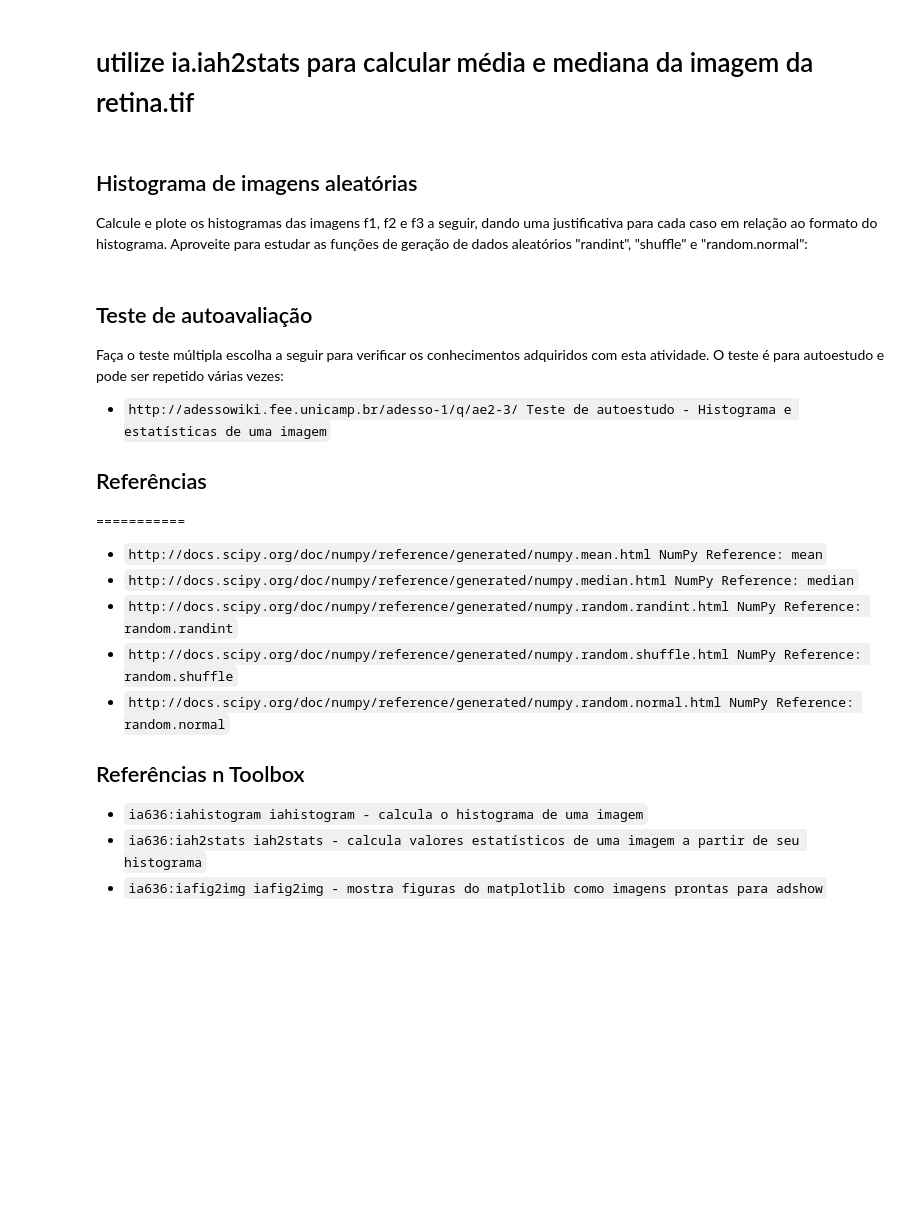
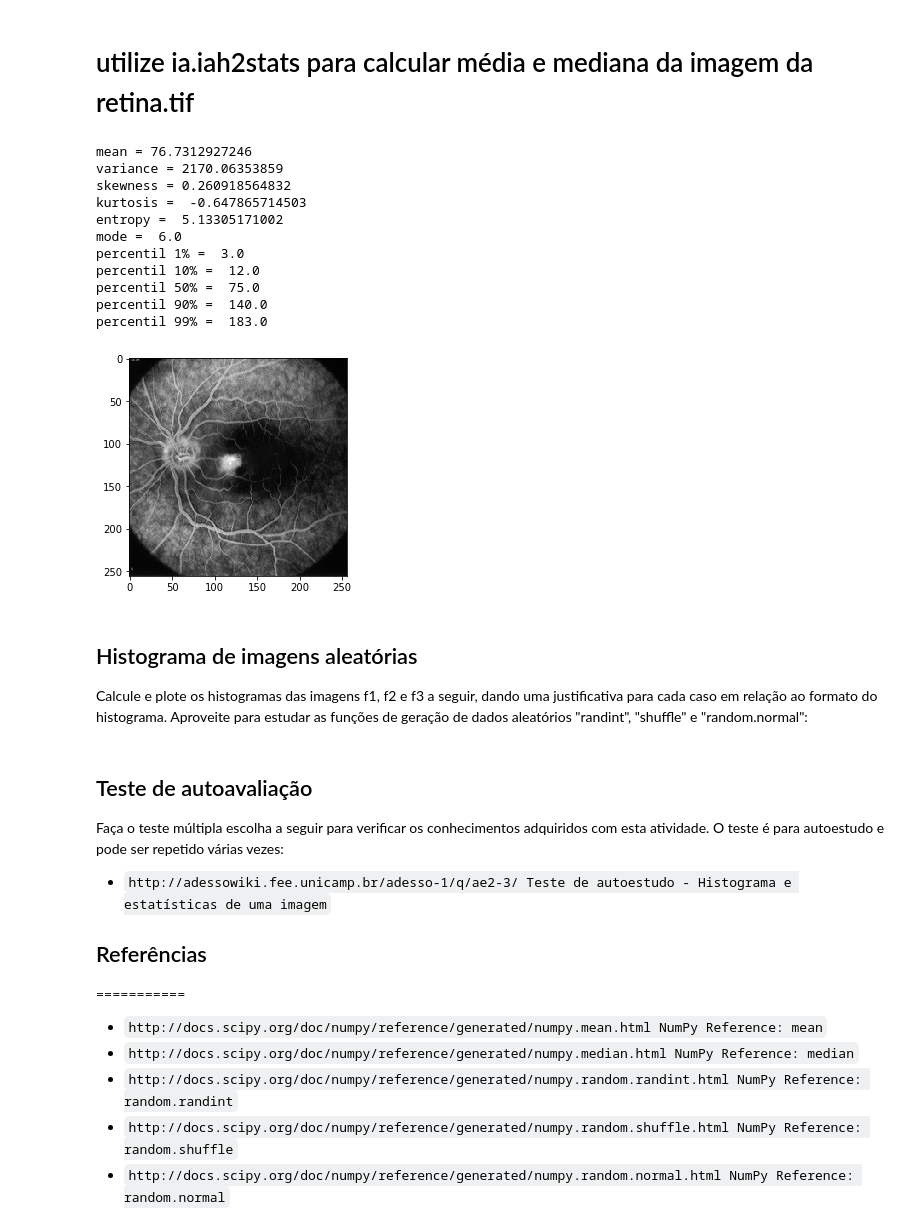
Before and after one commit to robertoalotufo/ia898, a Jupyter notebook: deliver/Atividade_2_3.ipynb, the cells around one changed output. Saved outputs shown, nothing was run; the diff lists cells and outputs as text; code cells hidden in the pictures; blank space fills up the shorter version.

```diff
--- a/deliver/Atividade_2_3.ipynb
+++ b/deliver/Atividade_2_3.ipynb
@@ -63,20 +87,33 @@ Procure utilizar a função iah2stats operando no histograma para calcular estes
 # %% [markdown]
 # utilize ia.iah2stats para calcular média e mediana da imagem da retina.tif
 # %%
-ia.adshow(f,'input image')
+plt.imshow(f,cmap='gray')
 h = ia.histogram(f)
 v = ia.h2stats(h)
 print('mean =',v[0])
 print('variance =',v[1])
 print('skewness =',v[2])
 print('kurtosis = ',v[3])
 print('entropy = ',v[4])
 print('mode = ',v[5])
 print('percentil 1% = ',v[6])
 print('percentil 10% = ',v[7])
 print('percentil 50% = ',v[8])
 print('percentil 90% = ',v[9])
 print('percentil 99% = ',v[10])
+# %% [output]
+mean = 76.7312927246
+variance = 2170.06353859
+skewness = 0.260918564832
+kurtosis =  -0.647865714503
+entropy =  5.13305171002
+mode =  6.0
+percentil 1% =  3.0
+percentil 10% =  12.0
+percentil 50% =  75.0
+percentil 90% =  140.0
+percentil 99% =  183.0
+[figure, added]
 # %% [markdown]
 ## Histograma de imagens aleatórias
 
@@ -124,9 +158,3 @@ O teste é para autoestudo e pode ser repetido várias vezes:
 - `http://docs.scipy.org/doc/numpy/reference/generated/numpy.random.randint.html NumPy Reference: random.randint`
 - `http://docs.scipy.org/doc/numpy/reference/generated/numpy.random.shuffle.html NumPy Reference: random.shuffle`
 - `http://docs.scipy.org/doc/numpy/reference/generated/numpy.random.normal.html NumPy Reference: random.normal`
-
-## Referências n Toolbox
-
-- `ia636:iahistogram iahistogram - calcula o histograma de uma imagem`
-- `ia636:iah2stats iah2stats - calcula valores estatísticos de uma imagem a partir de seu histograma`
-- `ia636:iafig2img iafig2img - mostra figuras do matplotlib como imagens prontas para adshow`
```
Also changed, not shown: parts of 9 cells of this notebook.
